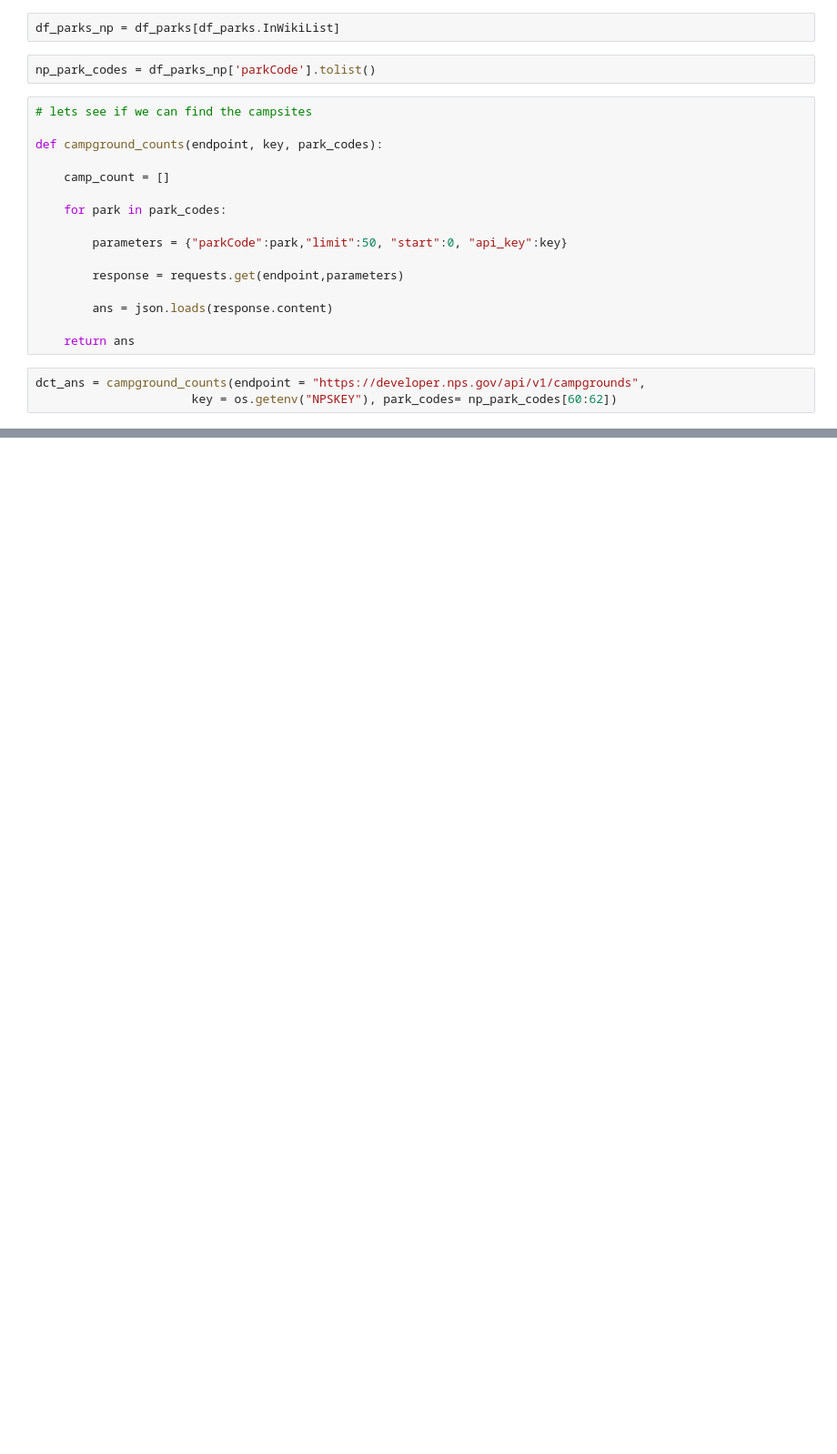
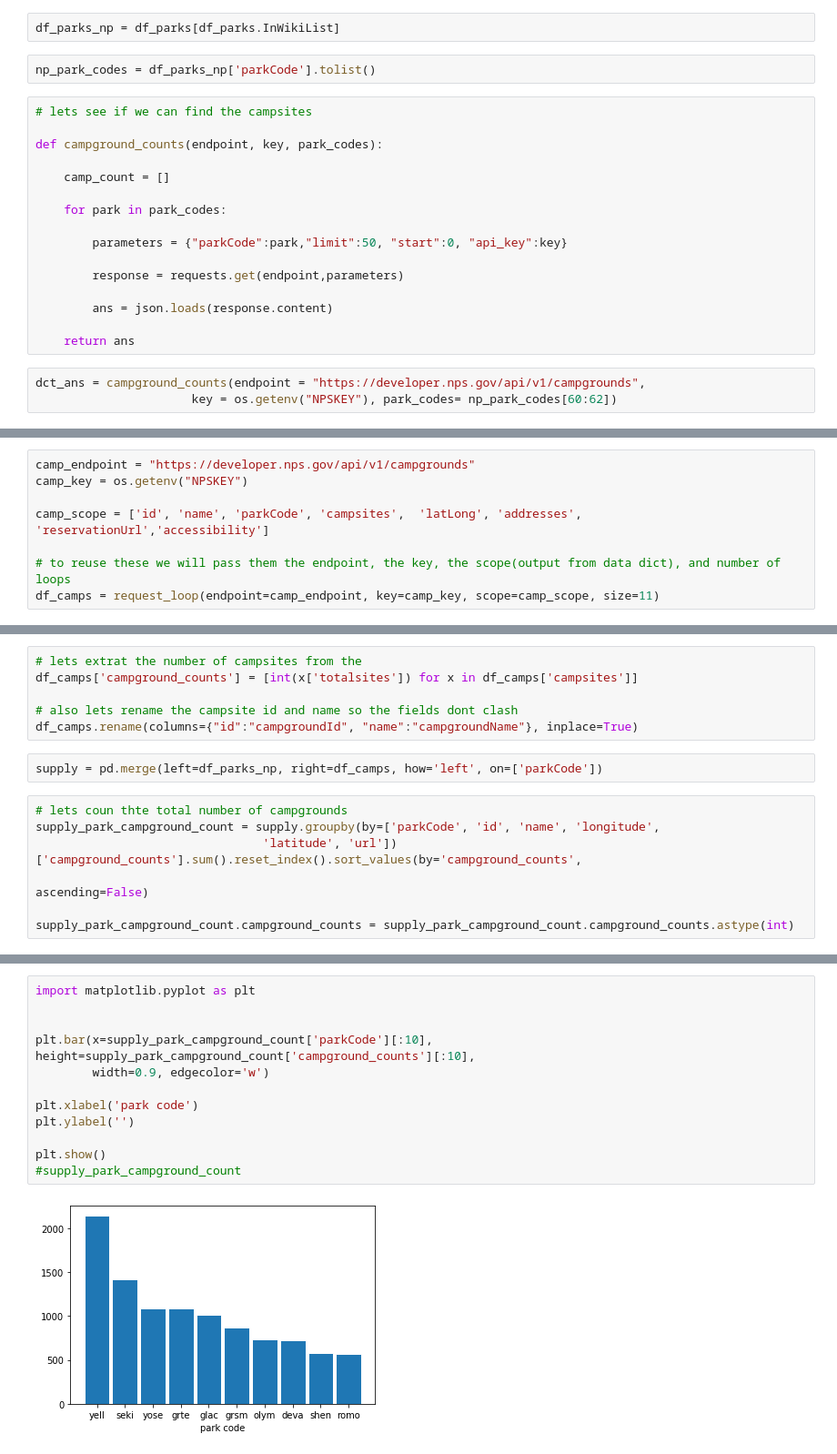
Before and after one commit to rightpt2/ridbAnalysis, a Jupyter notebook: analysis/Supply.ipynb, the cells around one changed output, grey strips where cells are left out. Shown: that part at 91% size. Drawn from its saved outputs; the diff is of its cells as text; blank space fills up the shorter version.

```diff
--- a/analysis/Supply.ipynb
+++ b/analysis/Supply.ipynb
@@ -206,0 +199,8 @@ dct_ans['total']
+# %%
+camp_endpoint = "https://developer.nps.gov/api/v1/campgrounds"
+camp_key = os.getenv("NPSKEY")
+
+camp_scope = ['id', 'name', 'parkCode', 'campsites',  'latLong', 'addresses', 'reservationUrl','accessibility']
+
+# to reuse these we will pass them the endpoint, the key, the scope(output from data dict), and number of loops
+df_camps = request_loop(endpoint=camp_endpoint, key=camp_key, scope=camp_scope, size=11)
@@ -206,0 +219,15 @@ dct_ans['total']
+# %%
+# lets extrat the number of campsites from the
+df_camps['campground_counts'] = [int(x['totalsites']) for x in df_camps['campsites']]
+
+# also lets rename the campsite id and name so the fields dont clash
+df_camps.rename(columns={"id":"campgroundId", "name":"campgroundName"}, inplace=True)
+# %%
+supply = pd.merge(left=df_parks_np, right=df_camps, how='left', on=['parkCode'])
+# %%
+# lets coun thte total number of campgrounds
+supply_park_campground_count = supply.groupby(by=['parkCode', 'id', 'name', 'longitude',
+                                'latitude', 'url'])['campground_counts'].sum().reset_index().sort_values(by='campground_counts',
+                                                                                                         ascending=False)
+
+supply_park_campground_count.campground_counts = supply_park_campground_count.campground_counts.astype(int)
@@ -206,0 +273,14 @@ dct_ans['total']
+# %%
+import matplotlib.pyplot as plt
+
+
+plt.bar(x=supply_park_campground_count['parkCode'][:10], height=supply_park_campground_count['campground_counts'][:10],
+        width=0.9, edgecolor='w')
+
+plt.xlabel('park code')
+plt.ylabel('')
+
+plt.show()
+#supply_park_campground_count
+# %% [output]
+[figure, added]
```
Also changed, not shown: parts of 30 cells of this notebook.
